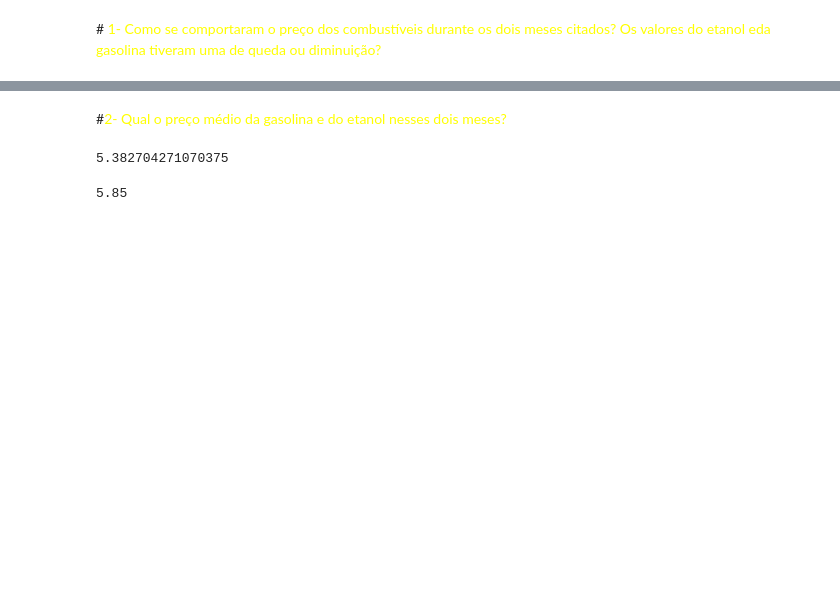
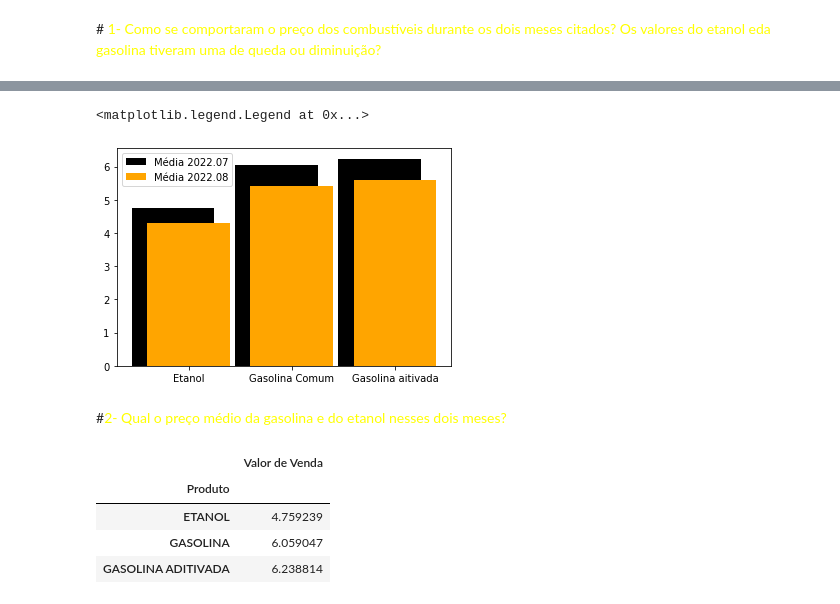
Before and after one commit to joaorosa2/analise_combustiveis_brasil, a Jupyter notebook: ProjetoM4.ipynb, the cells around one changed output, grey strips where cells are left out. Drawn from its saved outputs; the diff is of its cells as text; code cells hidden in the pictures; blank space fills up the shorter version.

```diff
--- a/ProjetoM4.ipynb
+++ b/ProjetoM4.ipynb
@@ -48,10 +52,28 @@ Houve uma diminuição do preço em 10.229276895943563%
+# %%
+import matplotlib.pyplot as plt
+
+
+rotulos = ['Etanol','Gasolina Comum','Gasolina aitivada']
+ind = np.arange(len(rotulos))
+width = 0.6
+
+bar_2207 = plt.bar(ind, list(tabelaJulho['Valor de Venda'].groupby(tabelaJulho['Produto']).mean()), color='black', label='Média 2022.07')
+bar_2208 = plt.bar(ind+width/4,list(tabelaAgosto['Valor de Venda'].groupby(tabelaAgosto['Produto']).mean()), color='orange', label='Média 2022.08')
+
+location = ind+width/4
+rotulos=rotulos
+plt.xticks(location, rotulos)
+plt.legend()
+# %% [output]
+<matplotlib.legend.Legend at 0x...>
+[figure, added]
 # %% [markdown]
 #<font color = yellow>2- Qual o preço médio da gasolina e do etanol nesses dois meses?
-# %%
-print((tabelaJulho['Valor de Venda'].mean()+tabelaAgosto['Valor de Venda'].mean())/2)
-# %% [output]
-5.382704271070375
 # %%
-tabelaJulho['Valor de Venda'].median()
+tabelaJulho[['Valor de Venda']].groupby([tabelaJulho['Produto']]).mean()
 # %% [output]
-5.85
+|  | Valor de Venda |
+| Produto |  |
+| ETANOL | 4.759239 |
+| GASOLINA | 6.059047 |
+| GASOLINA ADITIVADA | 6.238814 |
```
Also changed, not shown: parts of 15 cells of this notebook.
